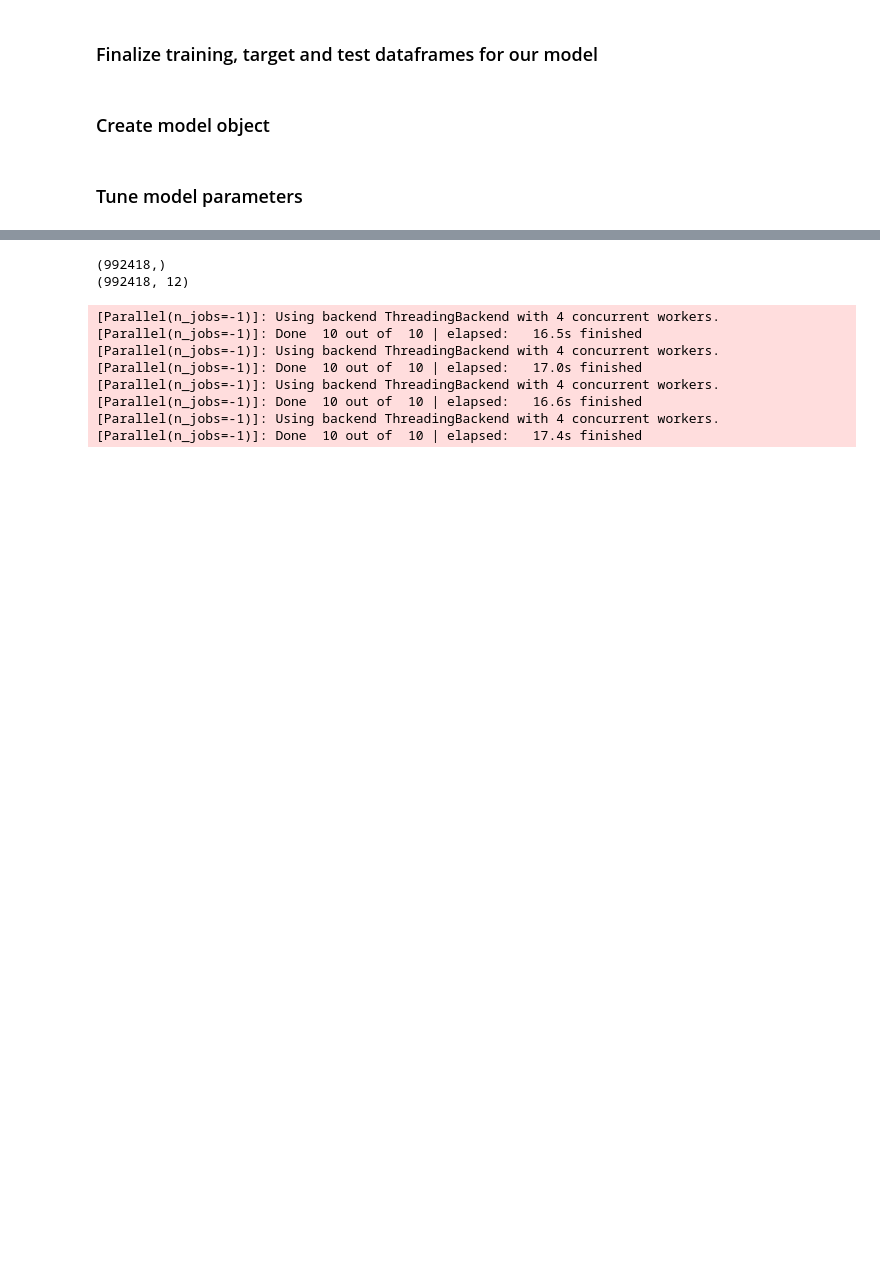
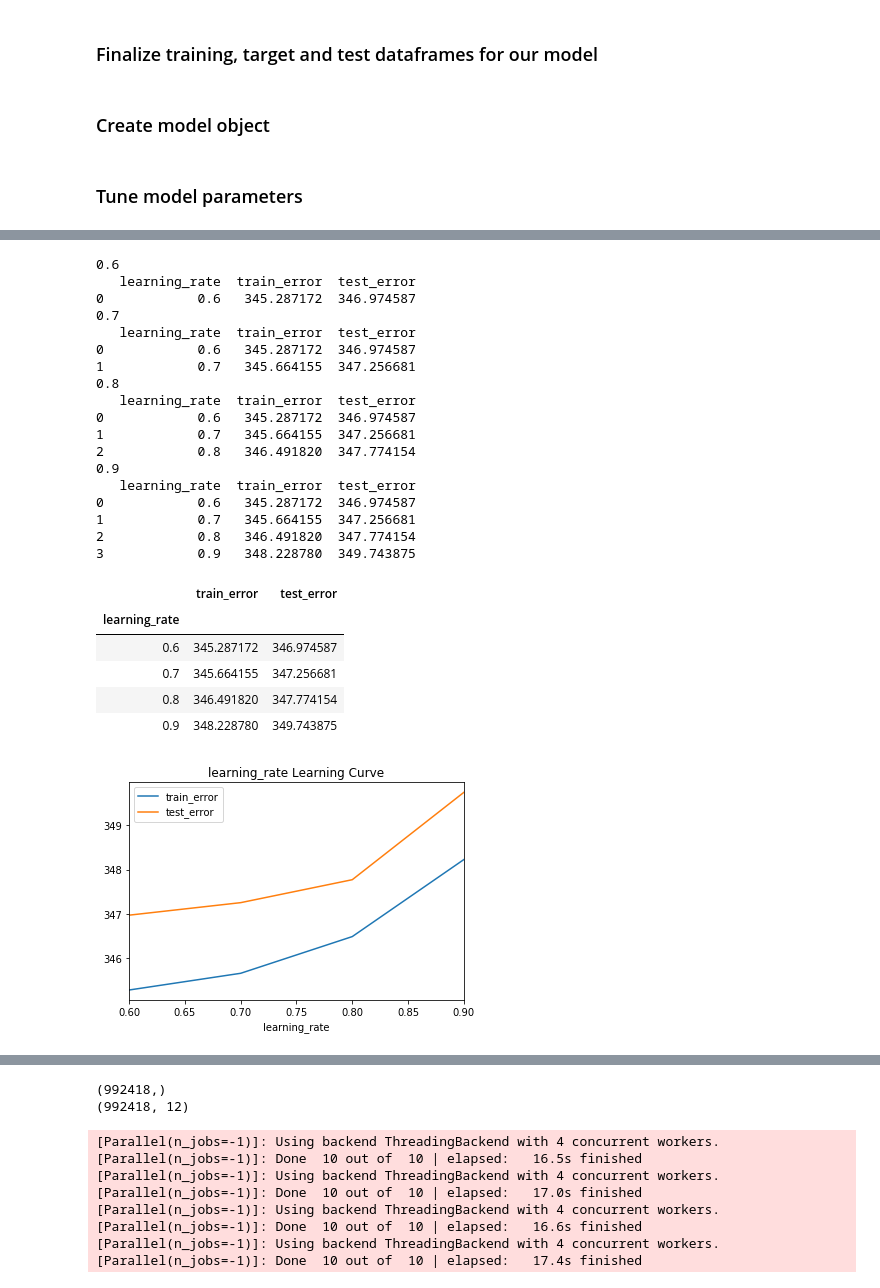
Before and after one commit to kirahman2/salarypredictionportfolio, a Jupyter notebook: Salary Prediction Notebook.ipynb, the cells around one changed output, grey strips where cells are left out. Saved outputs shown, nothing was run; the diff lists cells and outputs as text; code cells hidden in the pictures; blank space fills up the shorter version.

Commit message:
Saving tuning results.

```diff
--- a/Salary Prediction Notebook.ipynb
+++ b/Salary Prediction Notebook.ipynb
@@ -326,17 +340,47 @@ huber
 # %%
-# best learning_rate=
+# COMPLETE
+# best learning_rate= [.5,.6,.7]
 results = []
-list_values = [1e-1,1e-2,1e-3,1e-4,1e-5,1e-6,1e-7,1e-8,1e-9,1e-10]
-list_values = [1e-1,1e-2,1e-3]
+list_values = [1e-1,1e-2,1e-3,1e-4,1e-5]
+list_values = [.6,.7,.8,.9]
+# list_values = [1e-1,1e-2,1e-3]
 hyperp = 'learning_rate'
 for val in list_values:
-    gbr = GradientBoostingRegressor(learning_rate=val, verbose=1, random_state=42) ###
+    gbr = GradientBoostingRegressor(learning_rate=val, verbose=False, random_state=42) ###
     gbr.fit(X_train, y_train)
     results.append(
     {'learning_rate': val,                                        ###
      'train_error': mean_squared_error(y_train, gbr.predict(X_train)),
      'test_error': mean_squared_error(y_test, gbr.predict(X_test)),
     })
+    print(val)
+    print(pd.DataFrame(results))
 result_final = pd.DataFrame(results).set_index(hyperp).sort_index()
 result_final.plot(title=hyperp + ' Learning Curve')
 result_final
+# %% [output]
+0.6
+   learning_rate  train_error  test_error
+0            0.6   345.287172  346.974587
+0.7
+   learning_rate  train_error  test_error
+0            0.6   345.287172  346.974587
+1            0.7   345.664155  347.256681
+0.8
+   learning_rate  train_error  test_error
+0            0.6   345.287172  346.974587
+1            0.7   345.664155  347.256681
+2            0.8   346.491820  347.774154
+0.9
+   learning_rate  train_error  test_error
+0            0.6   345.287172  346.974587
+1            0.7   345.664155  347.256681
+2            0.8   346.491820  347.774154
+3            0.9   348.228780  349.743875
+|  | train_error | test_error |
+| learning_rate |  |  |
+| 0.6 | 345.287172 | 346.974587 |
+| 0.7 | 345.664155 | 347.256681 |
+| 0.8 | 346.491820 | 347.774154 |
+| 0.9 | 348.228780 | 349.743875 |
+[figure, added]
```
Also changed, not shown: parts of 24 cells of this notebook.
